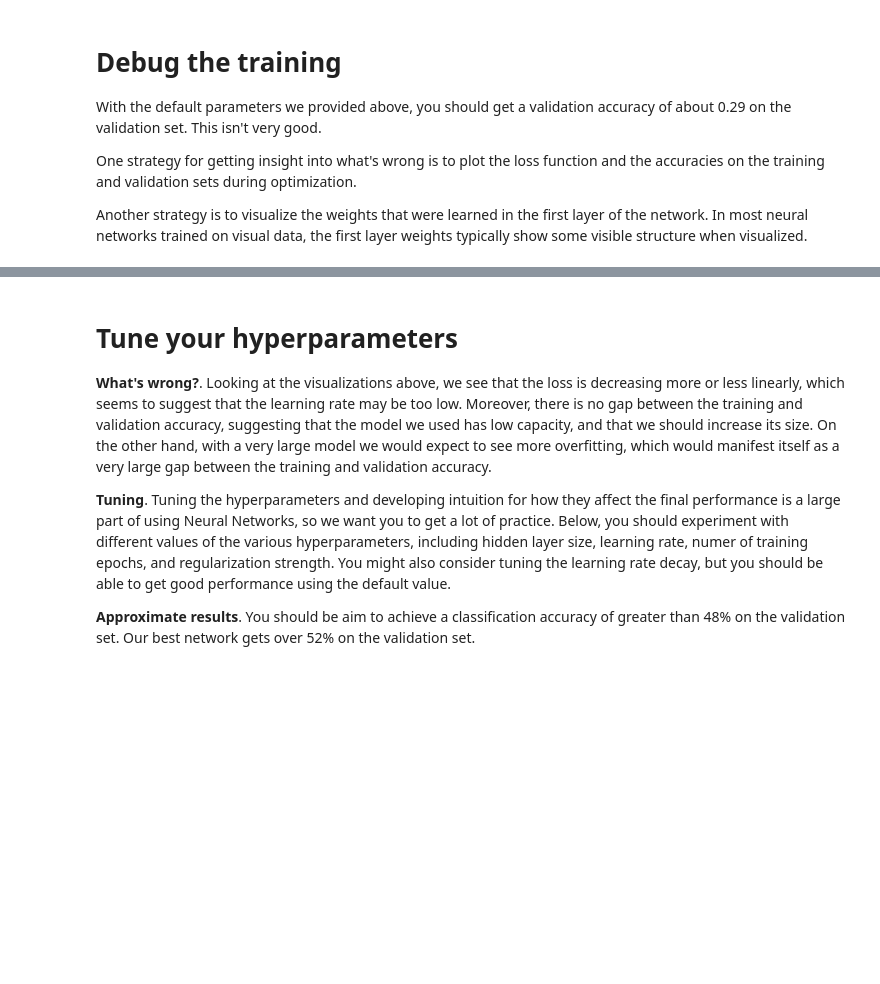
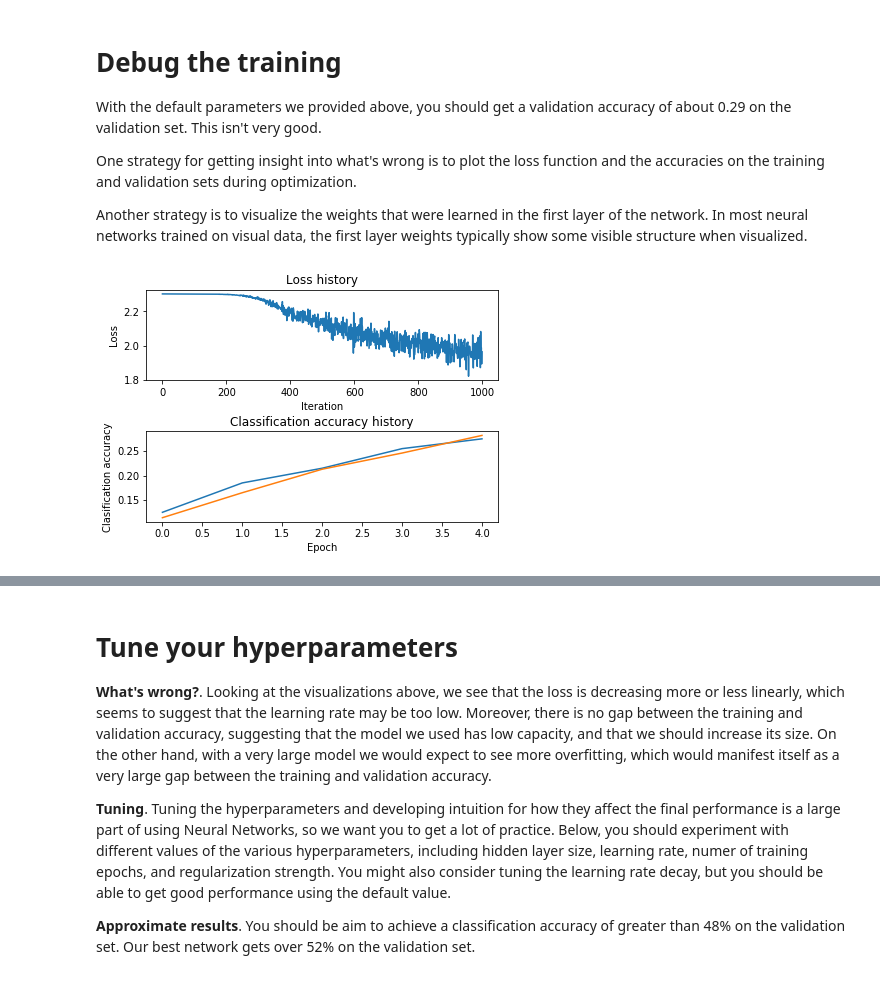
Before and after one commit to Camerash/cs231n, a Jupyter notebook: Assignment1/two_layer_net.ipynb, the cells around one changed output, grey strips where cells are left out. Drawn from its saved outputs; the diff is of its cells as text; code cells hidden in the pictures; blank space fills up the shorter version.

```diff
--- a/Assignment1/two_layer_net.ipynb
+++ b/Assignment1/two_layer_net.ipynb
@@ -240,18 +240,21 @@ Another strategy is to visualize the weights that were learned in the first laye
 # %%
 # Plot the loss function and train / validation accuracies
 plt.subplot(2, 1, 1)
 plt.plot(stats['loss_history'])
 plt.title('Loss history')
 plt.xlabel('Iteration')
 plt.ylabel('Loss')
+plt.tight_layout(pad=2)
 
 plt.subplot(2, 1, 2)
 plt.plot(stats['train_acc_history'], label='train')
 plt.plot(stats['val_acc_history'], label='val')
 plt.title('Classification accuracy history')
 plt.xlabel('Epoch')
 plt.ylabel('Clasification accuracy')
 plt.show()
+# %% [output]
+[figure, added]
 # %%
 from cs231n.vis_utils import visualize_grid
 
```
Also changed, not shown: parts of 5 cells of this notebook.
